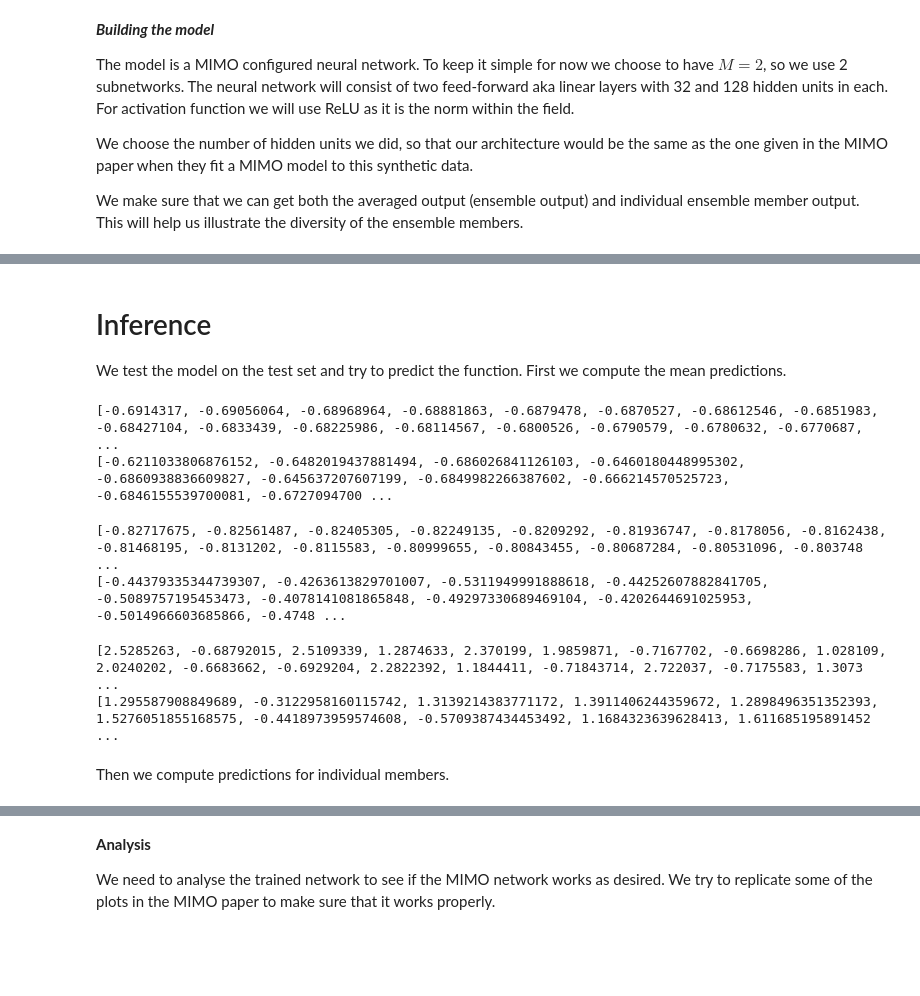
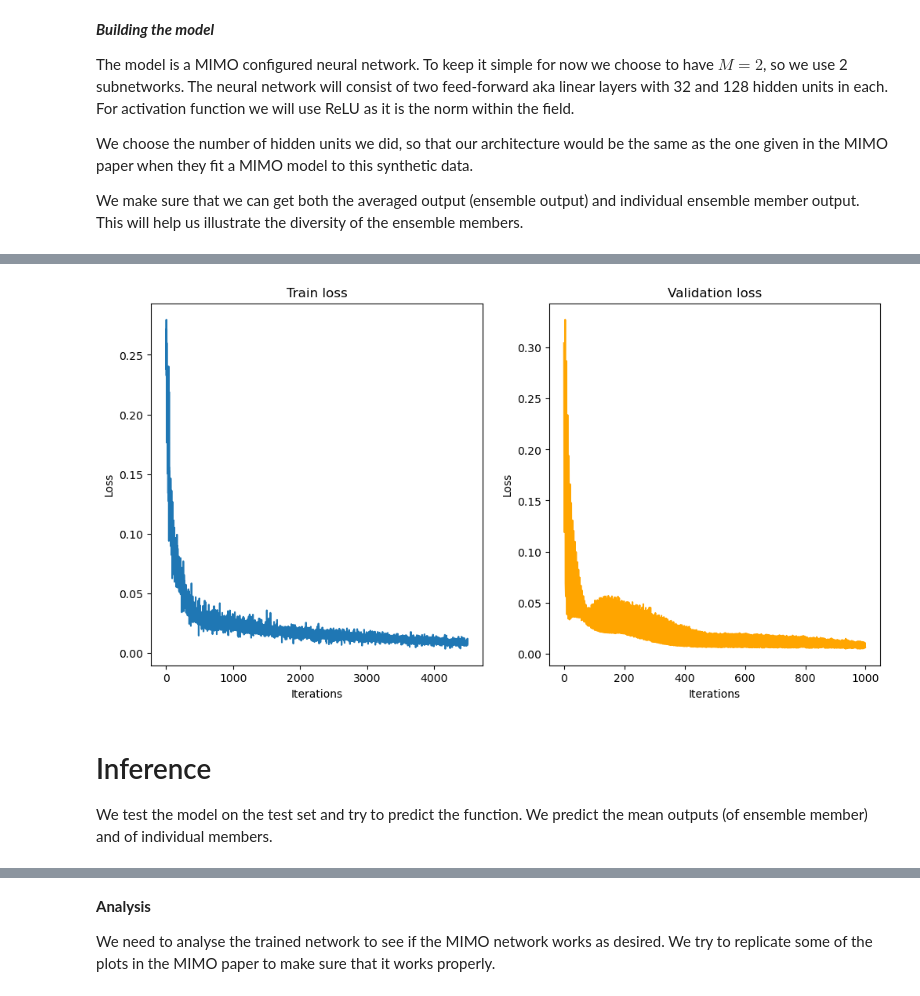
Before and after one commit to Malthe57/MastersThesis, a Jupyter notebook: notebooks/MIMOprototype.ipynb, the cells around one changed output, grey strips where cells are left out. Saved outputs shown, nothing was run; the diff lists cells and outputs as text; code cells hidden in the pictures; blank space fills up the shorter version.

```diff
--- a/notebooks/MIMOprototype.ipynb
+++ b/notebooks/MIMOprototype.ipynb
@@ -320,50 +360,30 @@ for r in range(epochs):
+# %%
+# train Naive model
+M = 2
+# number of repititions
+K = 10
+is_naive = True
+
+K_losses, K_val_losses = train_K_repitions(M, epochs=500, val_every_n_epochs=2, repititions=K, is_naive=is_naive)
+# %%
+# plot loss for one of the repititions
+plot_loss(K_losses[0], K_val_losses[0])
+# %% [output]
+[figure, added]
 # %% [markdown]
 # Inference
-We test the model on the test set and try to predict the function. First we compute the mean predictions.
+We test the model on the test set and try to predict the function. We predict the mean outputs (of ensemble member) and of individual members.
 # %%
-predictions1 = []
-test_ys1 = []
+def inference(model, testloader):
+    predictions = []
+    pred_individual = []
+    test_ys = []
 
-for test_x, test_y in t_loader:
-    output, _ = MIMO_model(test_x.float())
+    for test_x, test_y in testloader:
+        output, individual_outputs = model(test_x.float())
 
-    predictions1.extend(list(output.detach().numpy()))
-    test_ys1.extend(list(test_y.detach().numpy()[:,0]))
+        predictions.extend(list(output.detach().numpy()))
+        test_ys.extend(list(test_y.detach().numpy()[:,0]))
+        pred_individual.extend(list(individual_outputs.detach().numpy()))
 
-print(predictions1)
-print(test_ys1)
+    return np.array(predictions), np.array(pred_individual), np.array(test_ys)
-# %% [output]
-[-0.6914317, -0.69056064, -0.68968964, -0.68881863, -0.6879478, -0.6870527, -0.68612546, -0.6851983, -0.68427104, -0.6833439, -0.68225986, -0.68114567, -0.6800526, -0.6790579, -0.6780632, -0.6770687,  ...
-[-0.6211033806876152, -0.6482019437881494, -0.686026841126103, -0.6460180448995302, -0.6860938836609827, -0.645637207607199, -0.6849982266387602, -0.666214570525723, -0.6846155539700081, -0.6727094700 ...
-# %%
-predictions2 = []
-test_ys2 = []
-
-for test_x, test_y in testloader:
-    output, _ = MIMO_model(test_x.float())
-
-    predictions2.extend(list(output.detach().numpy()))
-    test_ys2.extend(list(test_y.detach().numpy()[:,0]))
-
-print(predictions2)
-print(test_ys2)
-# %% [output]
-[-0.82717675, -0.82561487, -0.82405305, -0.82249135, -0.8209292, -0.81936747, -0.8178056, -0.8162438, -0.81468195, -0.8131202, -0.8115583, -0.80999655, -0.80843455, -0.80687284, -0.80531096, -0.803748 ...
-[-0.44379335344739307, -0.4263613829701007, -0.5311949991888618, -0.44252607882841705, -0.5089757195453473, -0.4078141081865848, -0.49297330689469104, -0.4202644691025953, -0.5014966603685866, -0.4748 ...
-# %%
-predictions_naive = []
-test_ys_naive = []
-
-for test_x, test_y in naivetestloader:
-    output, _ = Naive_model(test_x.float())
-
-    predictions_naive.extend(list(output.detach().numpy()))
-    test_ys_naive.extend(list(test_y.detach().numpy()[:,0]))
-
-print(predictions_naive)
-print(test_ys_naive)
-# %% [output]
-[2.5285263, -0.68792015, 2.5109339, 1.2874633, 2.370199, 1.9859871, -0.7167702, -0.6698286, 1.028109, 2.0240202, -0.6683662, -0.6929204, 2.2822392, 1.1844411, -0.71843714, 2.722037, -0.7175583, 1.3073 ...
-[1.295587908849689, -0.3122958160115742, 1.3139214383771172, 1.3911406244359672, 1.2898496351352393, 1.5276051855168575, -0.4418973959574608, -0.5709387434453492, 1.1684323639628413, 1.611685195891452 ...
-# %% [markdown]
-Then we compute predictions for individual members.
```
Also changed, not shown: parts of 25 cells of this notebook, 20 other files.
